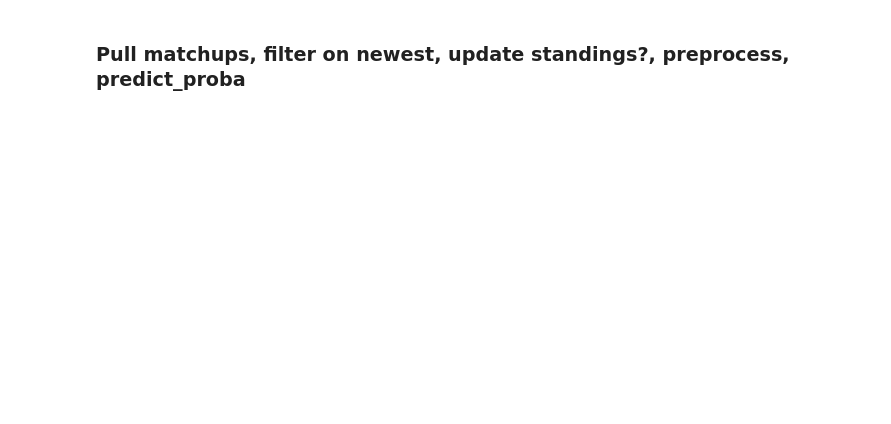
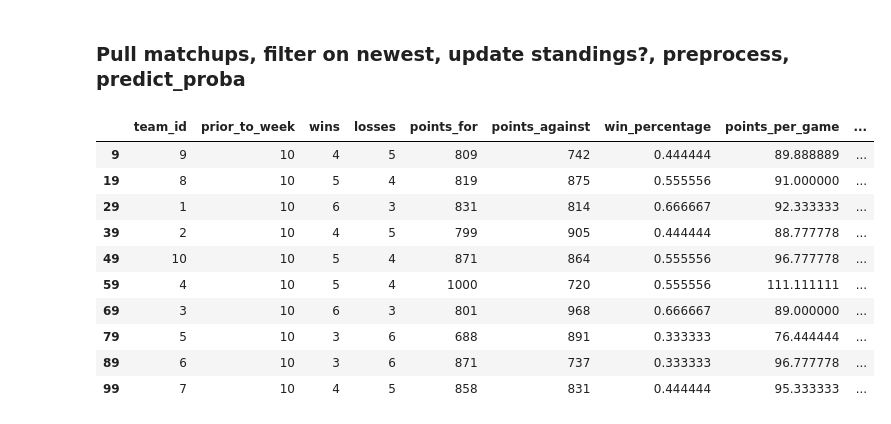
Before and after one commit to drakeweissman/fantasy, a Jupyter notebook: win_pred_model.ipynb, the cells around one changed output. Saved outputs shown, nothing was run; the diff lists cells and outputs as text; code cells hidden in the pictures; blank space fills up the shorter version.

```diff
--- a/win_pred_model.ipynb
+++ b/win_pred_model.ipynb
@@ -64,7 +64,8 @@ matchup_scores = get_matchup_scores(league, year)
 def training_cleaning(matchup_scores):
     matchups_df = pd.DataFrame(matchup_scores)
     matchups_df['home_team_win'] = (matchups_df['home_score'] > matchups_df['away_score']).astype(int)
-    matchups_df = matchups_df[matchups_df['home_score'] != 0]
+    max_week = matchups_df['week'].max()
+    matchups_df = matchups_df[matchups_df['week'] != max_week]
     return matchups_df
 matchups_df = training_cleaning(matchup_scores)
 # %%
@@ -243,0 +250,24 @@ pickle.dump(xgb_classifier, open(filename, 'wb'))
+# %%
+# Get current standings
+def get_current_standings(league,year):
+    all_matchups = get_matchup_scores(league, year)
+    all_matchups = pd.DataFrame(all_matchups)
+    all_matchups['home_team_win'] = (all_matchups['home_score'] > all_matchups['away_score']).astype(int)
+    standings_df = create_standings((all_matchups))
+    max_week = standings_df['prior_to_week'].max()
+    standings_df = standings_df[standings_df['prior_to_week'] == max_week]
+    return standings_df
+standings_df = get_current_standings(league,year)
+standings_df
+# %% [output]
+|  | team_id | prior_to_week | wins | losses | points_for | points_against | win_percentage | points_per_game | ... |
+| 9 | 9 | 10 | 4 | 5 | 809 | 742 | 0.444444 | 89.888889 | ... |
+| 19 | 8 | 10 | 5 | 4 | 819 | 875 | 0.555556 | 91.000000 | ... |
+| 29 | 1 | 10 | 6 | 3 | 831 | 814 | 0.666667 | 92.333333 | ... |
+| 39 | 2 | 10 | 4 | 5 | 799 | 905 | 0.444444 | 88.777778 | ... |
+| 49 | 10 | 10 | 5 | 4 | 871 | 864 | 0.555556 | 96.777778 | ... |
+| 59 | 4 | 10 | 5 | 4 | 1000 | 720 | 0.555556 | 111.111111 | ... |
+| 69 | 3 | 10 | 6 | 3 | 801 | 968 | 0.666667 | 89.000000 | ... |
+| 79 | 5 | 10 | 3 | 6 | 688 | 891 | 0.333333 | 76.444444 | ... |
+| 89 | 6 | 10 | 3 | 6 | 871 | 737 | 0.333333 | 96.777778 | ... |
+| 99 | 7 | 10 | 4 | 5 | 858 | 831 | 0.444444 | 95.333333 | ... |
```
Also changed, not shown: parts of 9 cells of this notebook.
